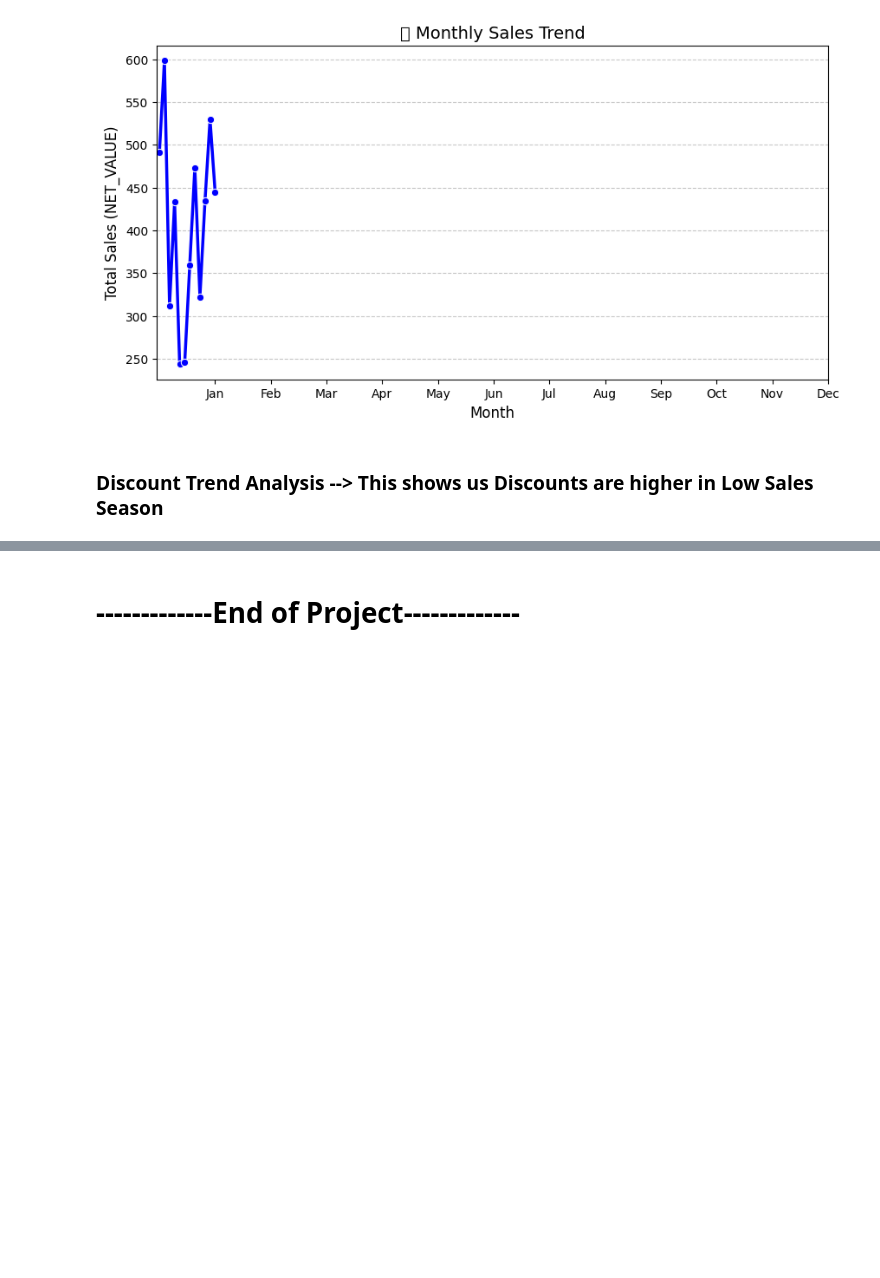
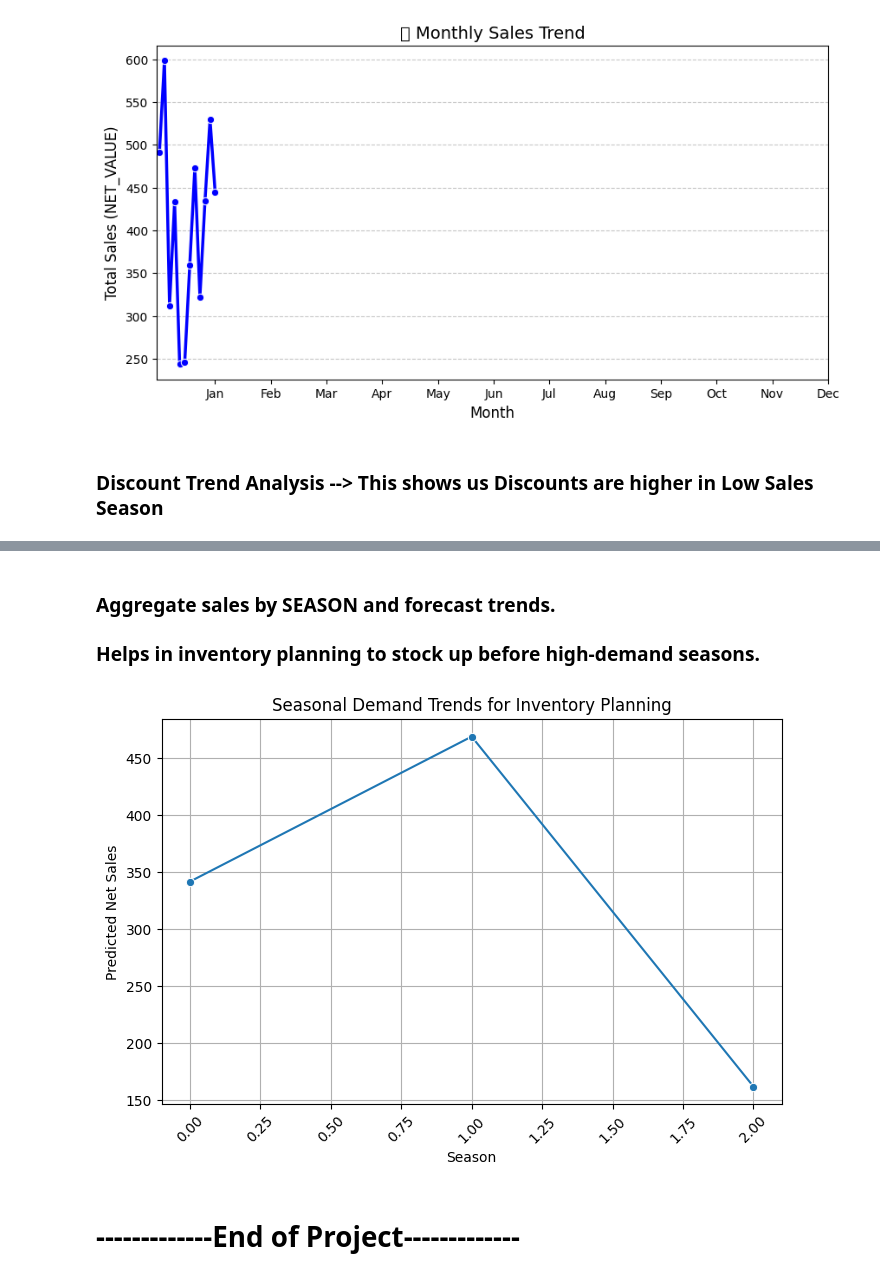
Before and after one commit to ac-26/shoe-store-demand-forecasting, a Jupyter notebook: main_script.ipynb, the cells around one changed output, grey strips where cells are left out. Drawn from its saved outputs; the diff is of its cells as text; code cells hidden in the pictures; blank space fills up the shorter version.

```diff
--- a/main_script.ipynb
+++ b/main_script.ipynb
@@ -1390,3 +1481,27 @@ Passing `palette` without assigning `hue` is deprecated and will be removed in v
 [figure]
+# %% [markdown]
+### **Aggregate sales by SEASON and forecast trends.**
+### **Helps in inventory planning to stock up before high-demand seasons.**
+# %%
+import seaborn as sns
+
+# Aggregate sales per season
+seasonal_demand = X_test_copy.groupby('SEASON')['Predicted_NET_VALUE'].sum().reset_index()
+
+# Sort seasons logically (if they are categorical)
+seasonal_demand = seasonal_demand.sort_values(by="SEASON")
+
+# Line plot for trend analysis
+plt.figure(figsize=(8,5))
+sns.lineplot(x='SEASON', y='Predicted_NET_VALUE', data=seasonal_demand, marker='o')
+
+plt.xlabel("Season")
+plt.ylabel("Predicted Net Sales")
+plt.title("Seasonal Demand Trends for Inventory Planning")
+plt.xticks(rotation=45)  # Rotate labels if needed
+plt.grid()
+plt.show()
+# %% [output]
+[figure, added]
 # %% [markdown]
 # **-------------End of Project-------------**
```
Also changed, not shown: parts of 18 cells of this notebook.
